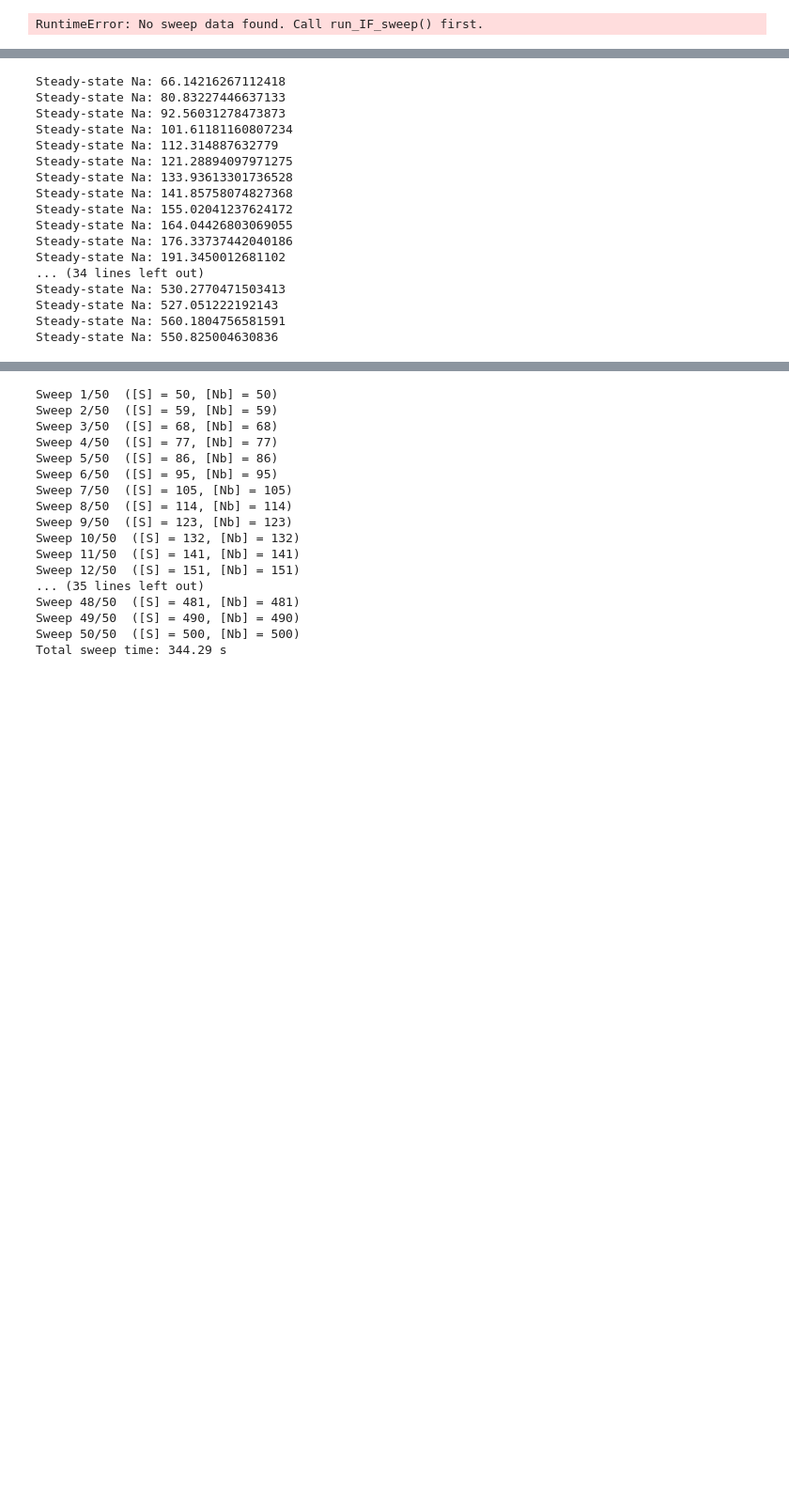
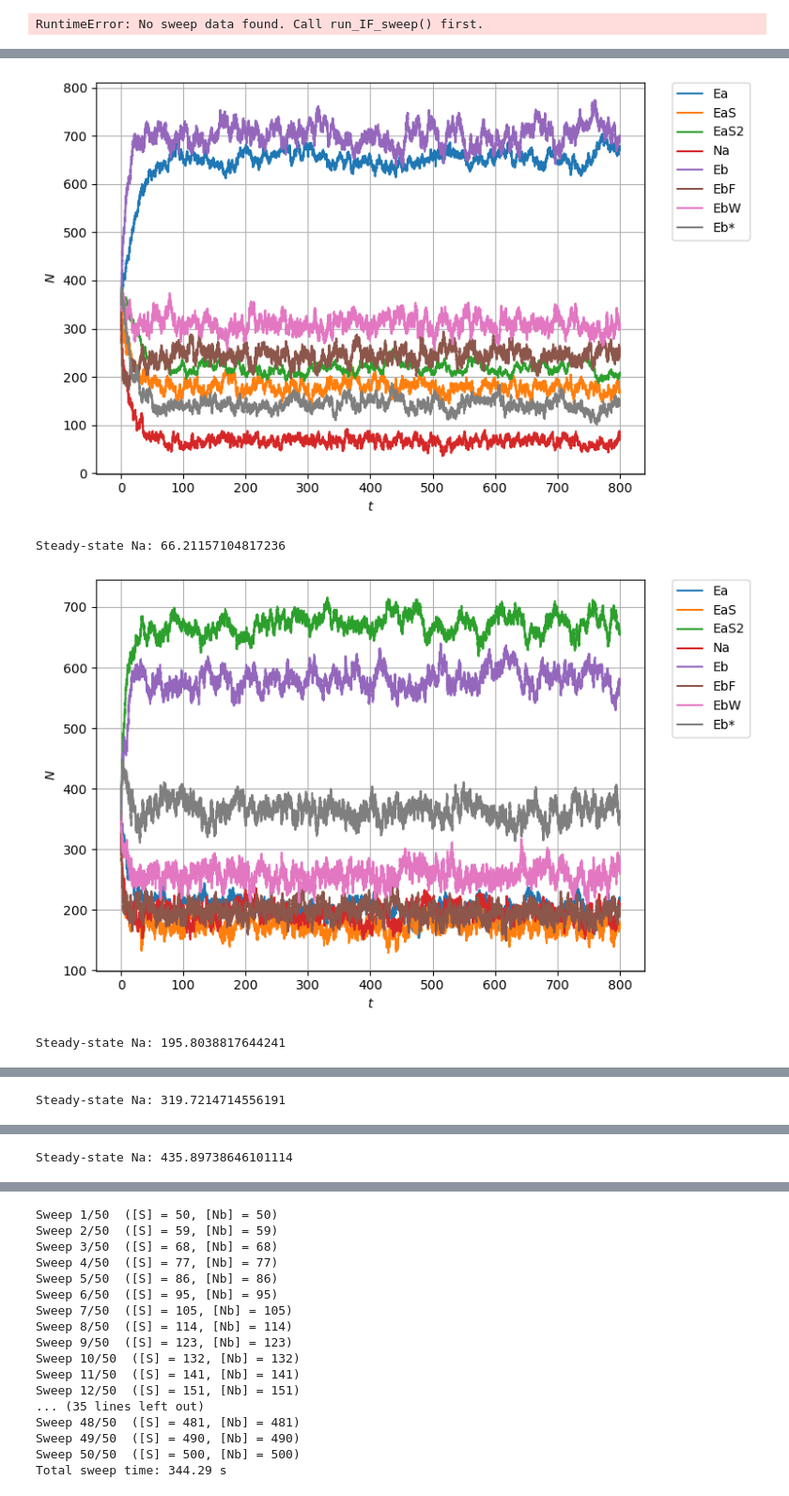
Before and after one commit to FTurci/conductance-chem-net, a Jupyter notebook: students/Will/Gillespie_simulations/comparing_methods.ipynb, the cells around one changed output, grey strips where cells are left out. Shown at 94% size. Saved outputs shown, nothing was run; the diff lists cells and outputs as text; code cells hidden in the pictures; blank space fills up the shorter version.

```diff
--- a/students/Will/Gillespie_simulations/comparing_methods.ipynb
+++ b/students/Will/Gillespie_simulations/comparing_methods.ipynb
@@ -168,36 +164,23 @@ Please enter a single initial count for each:
   Reaction  7 (right) : k+ = 0.001,  k- = 0.1
   Reaction  8 (right) : k+ = 0.12,  k- = 0.001
 # %%
-varying_vals = np.linspace(50,500,50,dtype=int) # values of S and Nb
+varying_vals = np.linspace(50,500,5,dtype=int) # values of S and Nb
 
 Na_means = []
 
 for value in varying_vals:
 
     SIM3.run_SSA_and_plot_counts(True, [350, 350, 350, 350, 350, 350, 350, 350, value, value, 50, 50])
 
     na_index = SIM3.species_names.index("Na")
 
     burn_mask = SIM3.time_history >= SIM3.burn_in
     na_mean = np.mean(SIM3.pop_history[burn_mask, na_index])
 
     Na_means.append(na_mean)
     print("Steady-state Na:", na_mean)
 # %% [output]
+[figure, added]
-Steady-state Na: 66.14216267112418
-Steady-state Na: 80.83227446637133
-Steady-state Na: 92.56031278473873
-Steady-state Na: 101.61181160807234
-Steady-state Na: 112.314887632779
-Steady-state Na: 121.28894097971275
-Steady-state Na: 133.93613301736528
-Steady-state Na: 141.85758074827368
-Steady-state Na: 155.02041237624172
-Steady-state Na: 164.04426803069055
-Steady-state Na: 176.33737442040186
-Steady-state Na: 191.3450012681102
-... (34 lines left out)
-Steady-state Na: 530.2770471503413
-Steady-state Na: 527.051222192143
-Steady-state Na: 560.1804756581591
-Steady-state Na: 550.825004630836
+Steady-state Na: 66.21157104817236
+[figure, added]
+Steady-state Na: 195.8038817644241
@@ -203,0 +188 @@ Steady-state Na: 550.825004630836
+Steady-state Na: 319.7214714556191
@@ -203,0 +190 @@ Steady-state Na: 550.825004630836
+Steady-state Na: 435.89738646101114
```
Also changed, not shown: parts of 13 cells of this notebook, 8 other files.
